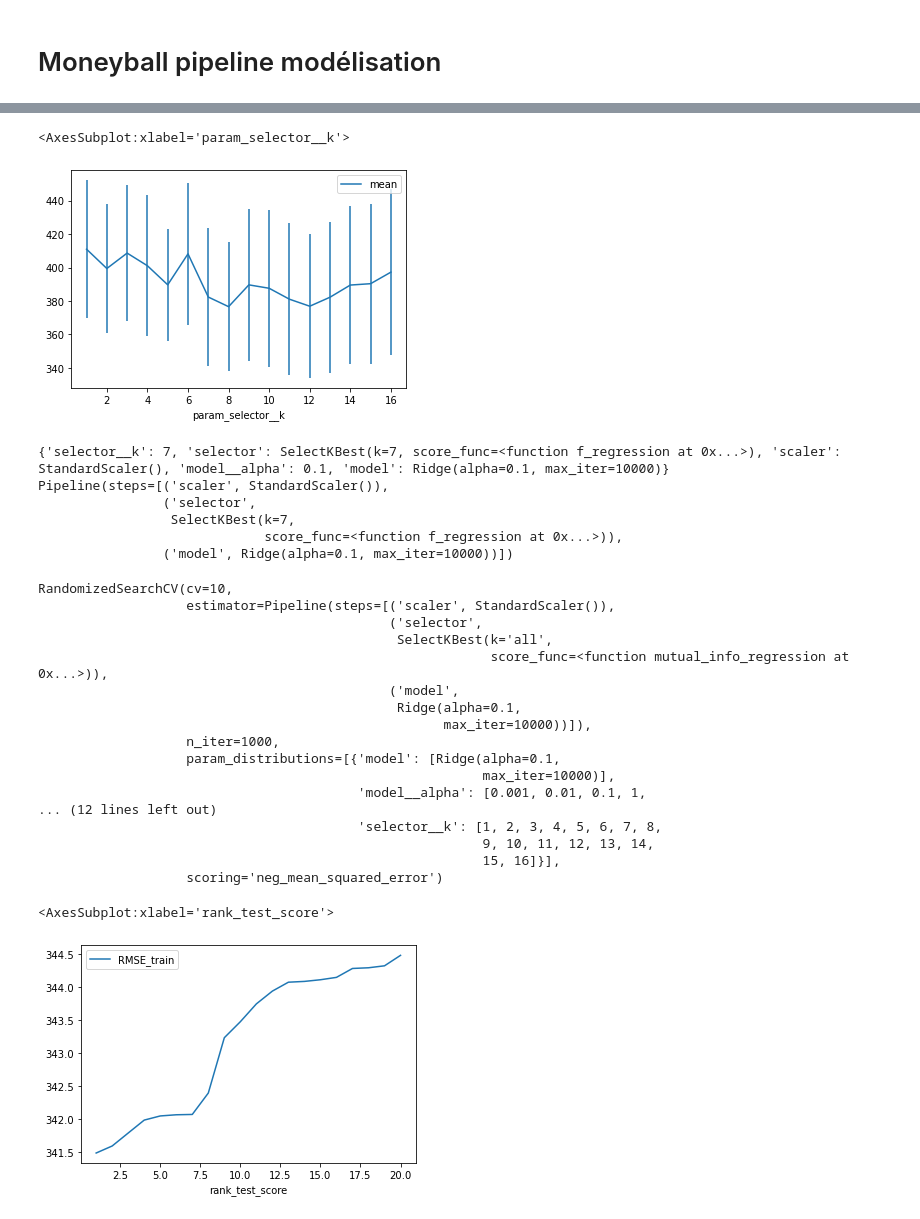
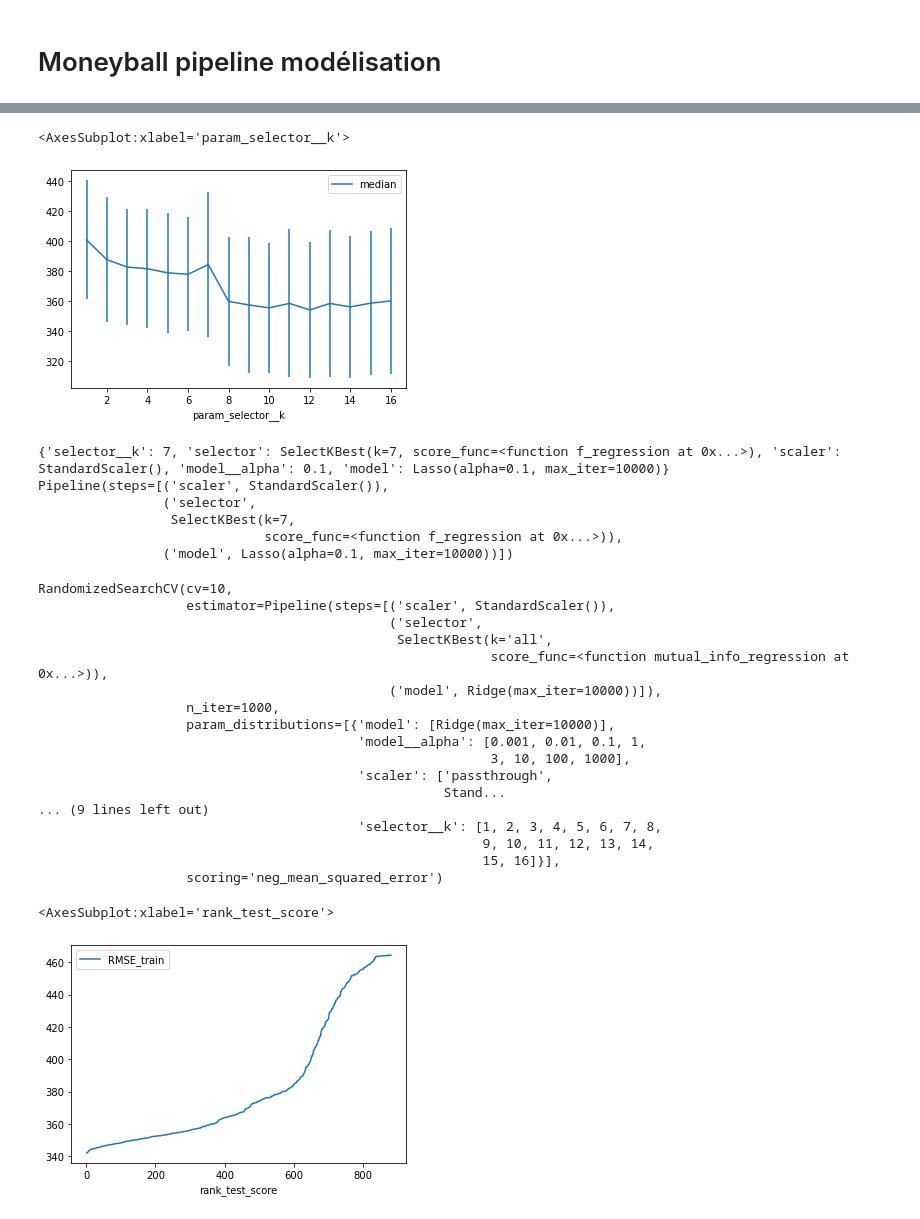
Before and after one commit to RaphaelBouvet/stats_3, a Jupyter notebook: Notebooks/03-CrossValidation&Regularisation.ipynb, the cells around one changed output, grey strips where cells are left out. Cells and saved outputs as stored; diff of their text form; code cells hidden in the pictures.

Commit message:
iteration 3 ajout plots pour RMSE

```diff
--- a/Notebooks/03-CrossValidation&Regularisation.ipynb
+++ b/Notebooks/03-CrossValidation&Regularisation.ipynb
@@ -794,7 +795,7 @@ param_4 = {
     'model':[model_4]}
 # %%
 pipe = Pipeline(steps=[("scaler", scaler),
-                       ("selector", selector),
+                       ("selector", selector_1),
                        ("model", model_1)])
 params = [param_1,param_2,param_3,param_4]
 # %%
@@ -822,21 +823,21 @@ grid_results.sort_values(by='rank_test_score')
 1000 rows × 25 columns
 # %%
-grid_results.groupby('param_selector__k')['RMSE_train'].agg(['mean','std']).plot(yerr='std')
+grid_results.groupby('param_selector__k')['RMSE_train'].agg(['median','std']).plot(yerr='std')
 # %% [output]
 <AxesSubplot:xlabel='param_selector__k'>
-[figure, old version]
+[figure, new version]
 # %%
 best_params = grid_search.best_params_
 print(best_params)
 best_pipe = grid_search.best_estimator_
 print(best_pipe)
 # %% [output]
-{'selector__k': 7, 'selector': SelectKBest(k=7, score_func=<function f_regression at 0x...>), 'scaler': StandardScaler(), 'model__alpha': 0.1, 'model': Ridge(alpha=0.1, max_iter=10000)}
+{'selector__k': 7, 'selector': SelectKBest(k=7, score_func=<function f_regression at 0x...>), 'scaler': StandardScaler(), 'model__alpha': 0.1, 'model': Lasso(alpha=0.1, max_iter=10000)}
 Pipeline(steps=[('scaler', StandardScaler()),
                 ('selector',
                  SelectKBest(k=7,
                              score_func=<function f_regression at 0x...>)),
-                ('model', Ridge(alpha=0.1, max_iter=10000))])
+                ('model', Lasso(alpha=0.1, max_iter=10000))])
 # %%
 grid_search
 # %% [output]
@@ -845,24 +846,24 @@ RandomizedSearchCV(cv=10,
                                              ('selector',
                                               SelectKBest(k='all',
                                                           score_func=<function mutual_info_regression at 0x...>)),
-                                             ('model',
-                                              Ridge(alpha=0.1,
-                                                    max_iter=10000))]),
+                                             ('model', Ridge(max_iter=10000))]),
                    n_iter=1000,
-                   param_distributions=[{'model': [Ridge(alpha=0.1,
-                                                         max_iter=10000)],
+                   param_distributions=[{'model': [Ridge(max_iter=10000)],
                                          'model__alpha': [0.001, 0.01, 0.1, 1,
-... (12 lines left out)
+                                                          3, 10, 100, 1000],
+                                         'scaler': ['passthrough',
+                                                    Stand...
+... (9 lines left out)
                                          'selector__k': [1, 2, 3, 4, 5, 6, 7, 8,
                                                          9, 10, 11, 12, 13, 14,
                                                          15, 16]}],
                    scoring='neg_mean_squared_error')
 # %%
-top20 = grid_results.sort_values(by='rank_test_score')[:20]
+top20 = grid_results.sort_values(by='rank_test_score')
 top20.plot(x='rank_test_score',y='RMSE_train')
 # %% [output]
 <AxesSubplot:xlabel='rank_test_score'>
-[figure, old version]
+[figure, new version]
 # %%
 best_pipe.fit(baseball_test,salary_test)
 # %% [output]
```
Also changed, not shown: parts of 35 cells of this notebook.
